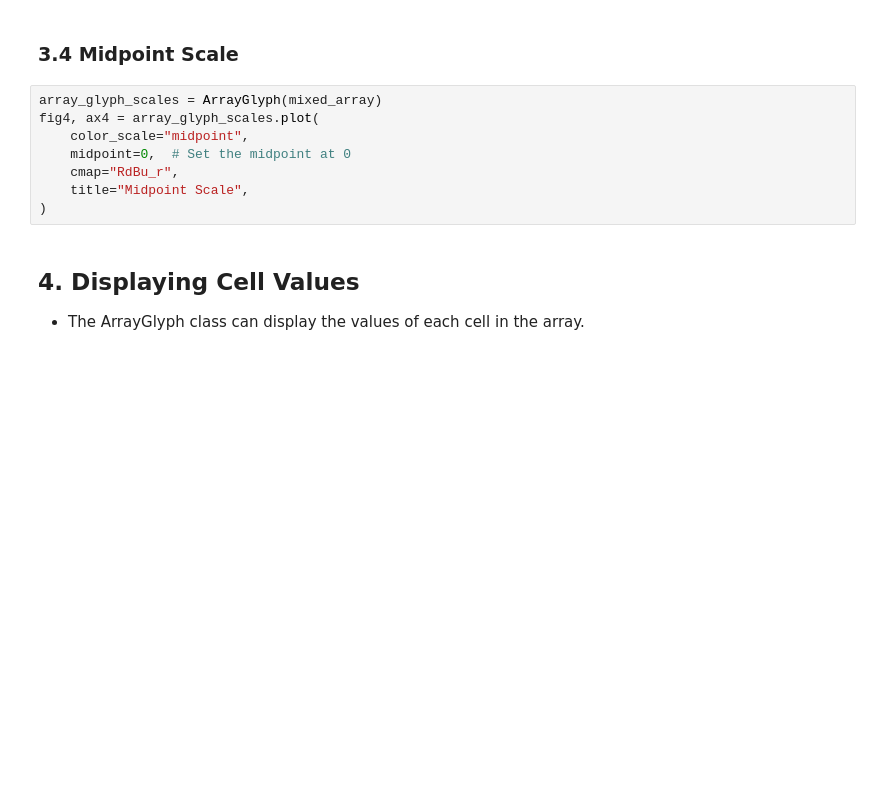
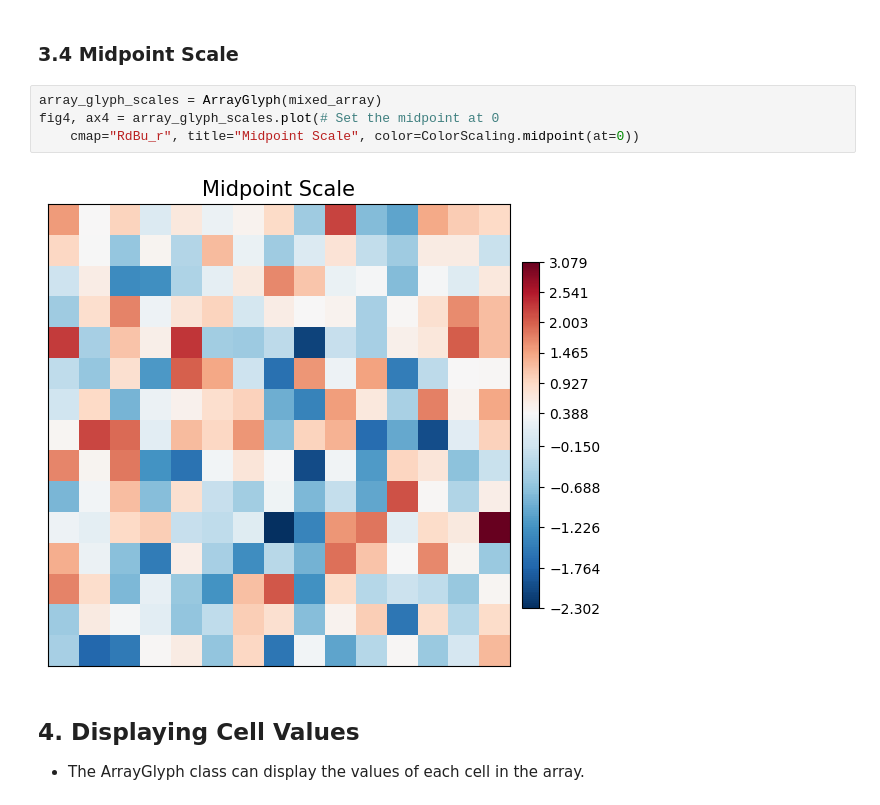
Before and after one commit to serapeum-org/cleopatra, a Jupyter notebook: docs/notebooks/array_glyph/array_glyph_examples.ipynb, the cells around one changed output. Cells and saved outputs as stored; diff of their text form; blank space fills up the shorter version.

```diff
--- a/docs/notebooks/array_glyph/array_glyph_examples.ipynb
+++ b/docs/notebooks/array_glyph/array_glyph_examples.ipynb
@@ -97,12 +106,10 @@ fig3, ax3 = array_glyph_positive.plot(
 ### 3.4 Midpoint Scale
 # %%
 array_glyph_scales = ArrayGlyph(mixed_array)
-fig4, ax4 = array_glyph_scales.plot(
-    color_scale="midpoint",
-    midpoint=0,  # Set the midpoint at 0
-    cmap="RdBu_r",
-    title="Midpoint Scale",
-)
+fig4, ax4 = array_glyph_scales.plot(# Set the midpoint at 0
+    cmap="RdBu_r", title="Midpoint Scale", color=ColorScaling.midpoint(at=0))
+# %% [output]
+[figure, added]
 # %% [markdown]
 ## 4. Displaying Cell Values
 - The ArrayGlyph class can display the values of each cell in the array.
```
Also changed, not shown: parts of 20 cells of this notebook, 18 other files.
